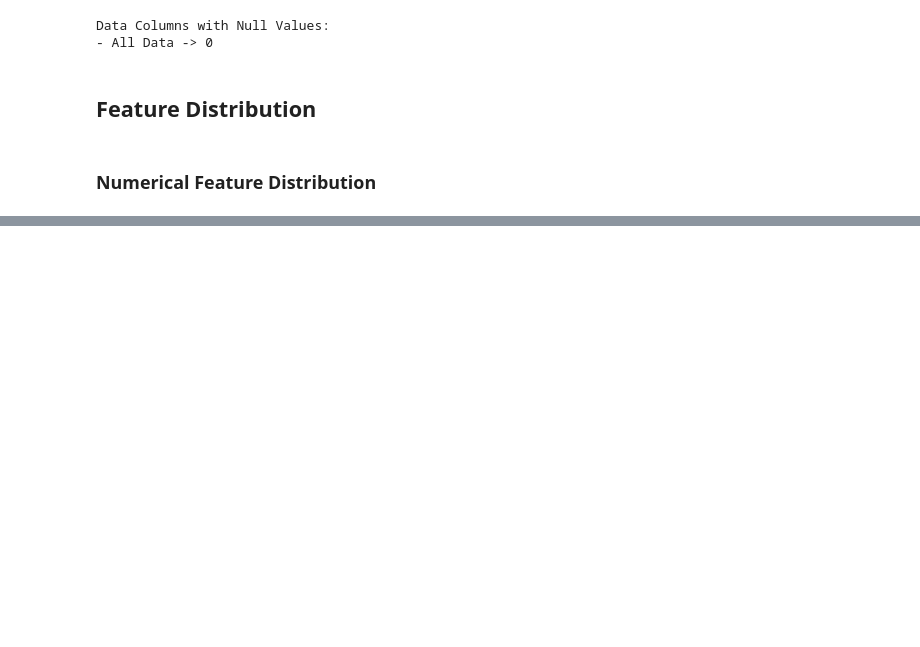
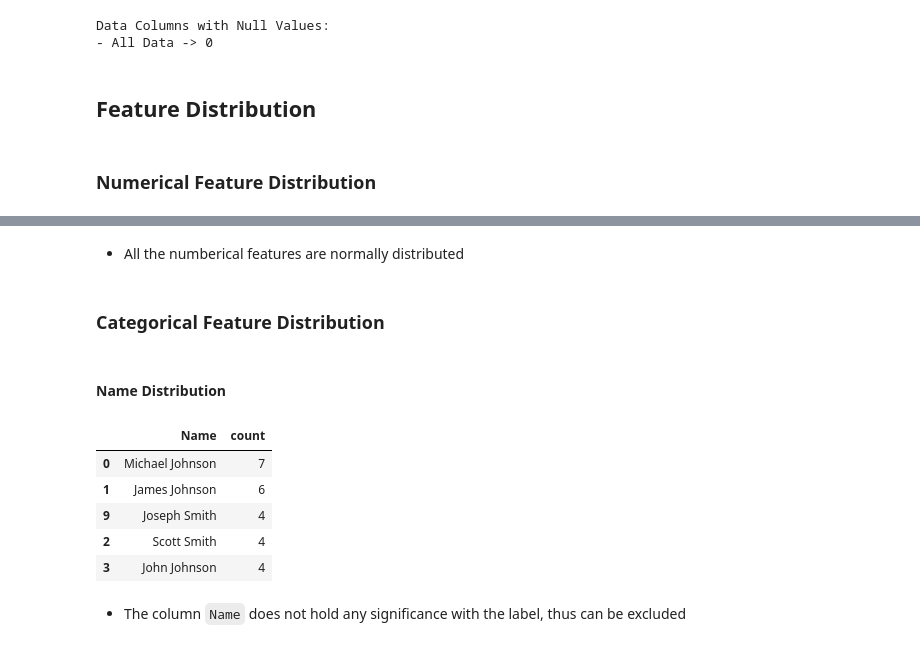
Before and after one commit to Volscente/MediBioticsAI, a Jupyter notebook: notebooks/healthcare_classification/healthcare_dataset_eda.ipynb, the cells around one changed output, grey strips where cells are left out. Saved outputs shown, nothing was run; the diff lists cells and outputs as text; code cells hidden in the pictures; blank space fills up the shorter version.

Commit message:
Categorical Feature Distribution - Name

```diff
--- a/notebooks/healthcare_classification/healthcare_dataset_eda.ipynb
+++ b/notebooks/healthcare_classification/healthcare_dataset_eda.ipynb
@@ -172,0 +188,18 @@ plt.tight_layout()
+# %% [markdown]
+- All the numberical features are normally distributed
+# %% [markdown]
+### Categorical Feature Distribution
+# %% [markdown]
+#### Name Distribution
+# %%
+# Show top 5 names
+healthcare_dataset['Name'].value_counts().reset_index().sort_values(by='count', ascending=False).head()
+# %% [output]
+|  | Name | count |
+| 0 | Michael Johnson | 7 |
+| 1 | James Johnson | 6 |
+| 9 | Joseph Smith | 4 |
+| 2 | Scott Smith | 4 |
+| 3 | John Johnson | 4 |
+# %% [markdown]
+- The column `Name` does not hold any significance with the label, thus can be excluded
```
Also changed, not shown: parts of 2 cells of this notebook.
